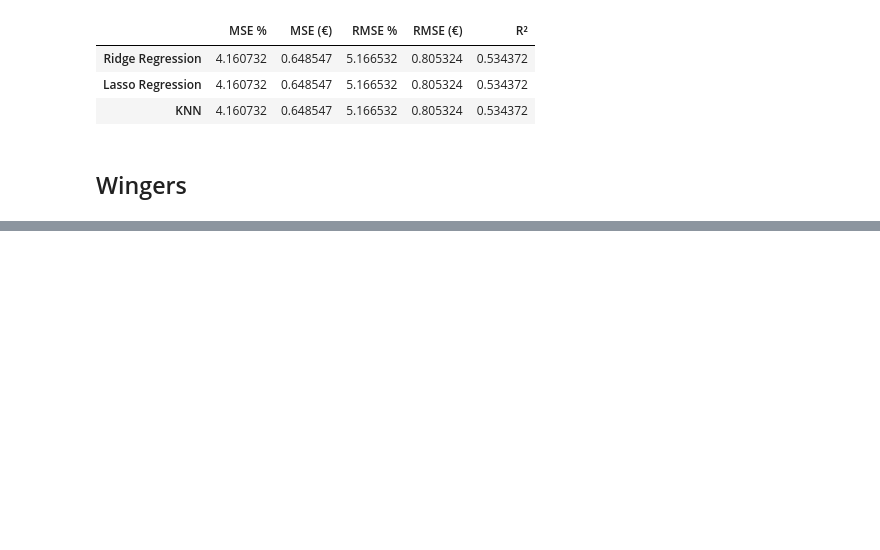
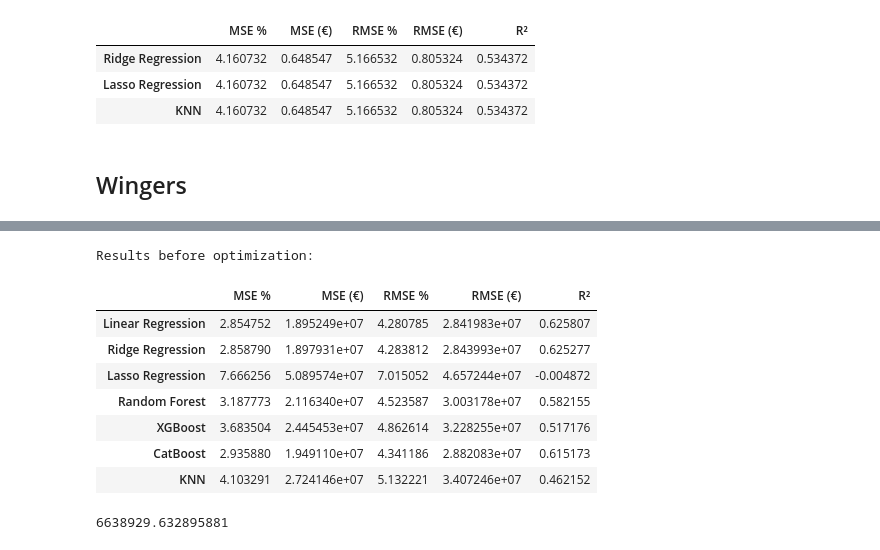
Before and after one commit to l3wandowskyy/Pricing-Footballers-Master, a Jupyter notebook: preditict_value_footballer.ipynb, the cells around one changed output, grey strips where cells are left out. Cells and saved outputs as stored; diff of their text form; code cells hidden in the pictures; blank space fills up the shorter version.

```diff
--- a/preditict_value_footballer.ipynb
+++ b/preditict_value_footballer.ipynb
@@ -1378,0 +1468,51 @@ Traceback (most recent call last):
+# %%
+# Define models
+models = {
+    "Linear Regression": LinearRegression(),
+    "Ridge Regression": Ridge(),
+    "Lasso Regression": Lasso(),
+    "Random Forest": RandomForestRegressor(random_state=42),
+    "XGBoost": XGBRegressor(objective="reg:squarederror", random_state=42),
+    "CatBoost": CatBoostRegressor(verbose=0, random_state=42),
+    "KNN": KNeighborsRegressor(n_neighbors=5, weights="distance")
+}
+
+# Evaluation of models before optimization
+results = {}
+
+for name, model in models.items():
+    if name == "KNN":
+        model.fit(X_train_knn, y_train)
+        y_pred = model.predict(X_test_knn)
+    else:
+        model.fit(X_train, y_train)
+        y_pred = model.predict(X_test)
+
+    mse = mean_squared_error(y_test, y_pred)
+    mse_percent = (mse / np.mean(y_test)) * 100
+    mse_euro = ((mse / np.mean(y_test)) * 100) * avg_market_value
+    rmse = np.sqrt(mse)
+    rmse_euro = (rmse / np.mean(y_test)) * 100
+    rmse_avg_value = ((rmse / np.mean(y_test)) * 100) * avg_market_value
+    r2 = r2_score(y_test, y_pred)
+
+    results[name] = {"MSE %": mse_percent, "MSE (€)": mse_euro, "RMSE %": rmse_euro, "RMSE (€)": rmse_avg_value, "R²": r2}
+
+# Displaying results before optimization
+results_df = pd.DataFrame(results).T
+print("Results before optimization:")
+results_df
+# %% [output]
+Results before optimization:
+|  | MSE % | MSE (€) | RMSE % | RMSE (€) | R² |
+| Linear Regression | 2.854752 | 1.895249e+07 | 4.280785 | 2.841983e+07 | 0.625807 |
+| Ridge Regression | 2.858790 | 1.897931e+07 | 4.283812 | 2.843993e+07 | 0.625277 |
+| Lasso Regression | 7.666256 | 5.089574e+07 | 7.015052 | 4.657244e+07 | -0.004872 |
+| Random Forest | 3.187773 | 2.116340e+07 | 4.523587 | 3.003178e+07 | 0.582155 |
+| XGBoost | 3.683504 | 2.445453e+07 | 4.862614 | 3.228255e+07 | 0.517176 |
+| CatBoost | 2.935880 | 1.949110e+07 | 4.341186 | 2.882083e+07 | 0.615173 |
+| KNN | 4.103291 | 2.724146e+07 | 5.132221 | 3.407246e+07 | 0.462152 |
+# %%
+print(avg_market_value)
+# %% [output]
+6638929.632895881
```
Also changed, not shown: parts of 13 cells of this notebook.
